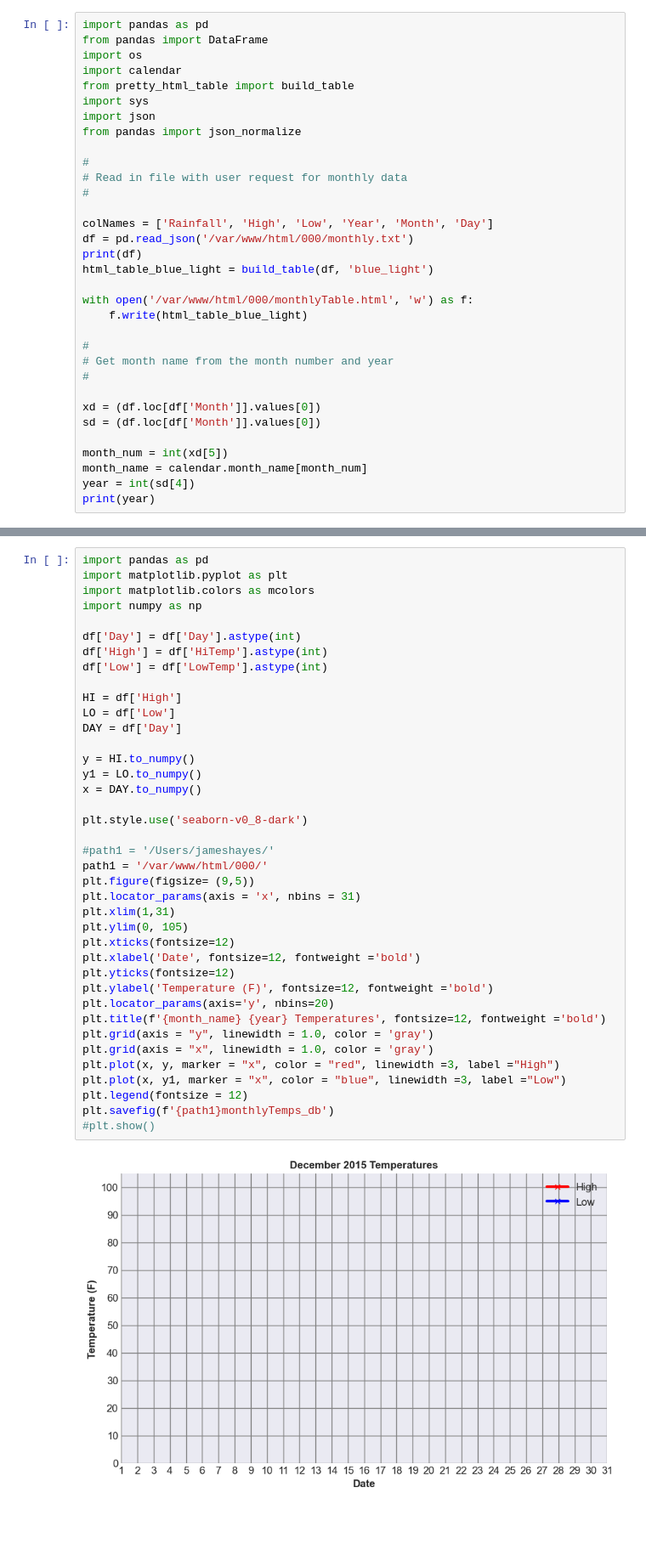
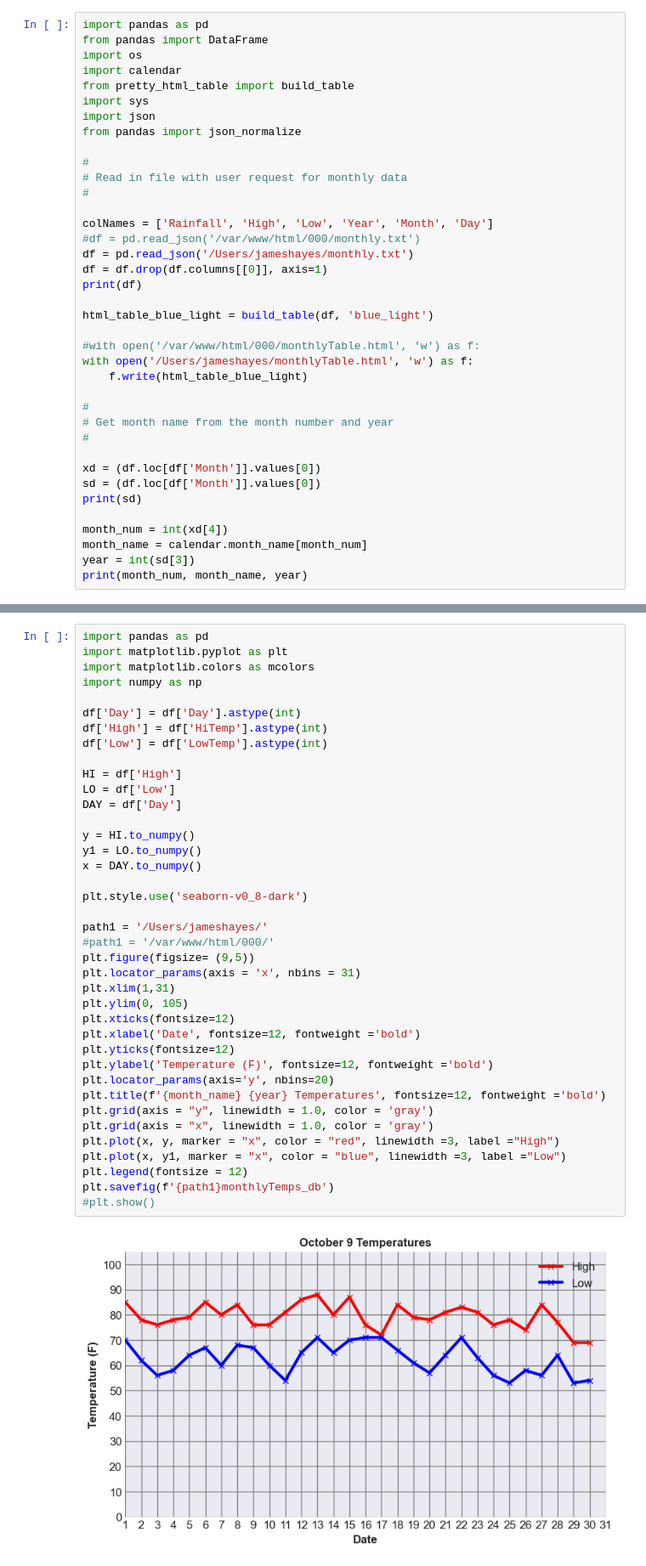
Before and after one commit to jimhnws/jimhnws, a Jupyter notebook: readCSVfromPHP.ipynb, the cells around one changed output, grey strips where cells are left out. Shown at 85% size. Saved outputs shown, nothing was run; the diff lists cells and outputs as text; blank space fills up the shorter version.

```diff
--- a/readCSVfromPHP.ipynb
+++ b/readCSVfromPHP.ipynb
@@ -13,11 +13,15 @@ from pandas import json_normalize
 #
 
 colNames = ['Rainfall', 'High', 'Low', 'Year', 'Month', 'Day']
-df = pd.read_json('/var/www/html/000/monthly.txt')
+#df = pd.read_json('/var/www/html/000/monthly.txt')
+df = pd.read_json('/Users/jameshayes/monthly.txt')
+df = df.drop(df.columns[[0]], axis=1)
 print(df)
+
 html_table_blue_light = build_table(df, 'blue_light')
 
-with open('/var/www/html/000/monthlyTable.html', 'w') as f:
+#with open('/var/www/html/000/monthlyTable.html', 'w') as f:
+with open('/Users/jameshayes/monthlyTable.html', 'w') as f:
     f.write(html_table_blue_light)
 
 #
@@ -26,9 +30,10 @@ with open('/var/www/html/000/monthlyTable.html', 'w') as f:
 
 xd = (df.loc[df['Month']].values[0])
 sd = (df.loc[df['Month']].values[0])
+print(sd)
 
-month_num = int(xd[5])
+month_num = int(xd[4])
 month_name = calendar.month_name[month_num]
-year = int(sd[4])
-print(year)
+year = int(sd[3])
+print(month_num, month_name, year)
 # %% [output]
@@ -44,36 +65,36 @@ df['High'] = df['HiTemp'].astype(int)
 df['Low'] = df['LowTemp'].astype(int)
 
 HI = df['High']
 LO = df['Low']
 DAY = df['Day']
 
 y = HI.to_numpy()
 y1 = LO.to_numpy()
 x = DAY.to_numpy()
 
 plt.style.use('seaborn-v0_8-dark')
 
-#path1 = '/Users/jameshayes/'
-path1 = '/var/www/html/000/'
+path1 = '/Users/jameshayes/'
+#path1 = '/var/www/html/000/'
 plt.figure(figsize= (9,5))
 plt.locator_params(axis = 'x', nbins = 31)
 plt.xlim(1,31)
 plt.ylim(0, 105)
 plt.xticks(fontsize=12)
 plt.xlabel('Date', fontsize=12, fontweight ='bold')
 plt.yticks(fontsize=12)
 plt.ylabel('Temperature (F)', fontsize=12, fontweight ='bold')
 plt.locator_params(axis='y', nbins=20)
 plt.title(f'{month_name} {year} Temperatures', fontsize=12, fontweight ='bold')
 plt.grid(axis = "y", linewidth = 1.0, color = 'gray')
 plt.grid(axis = "x", linewidth = 1.0, color = 'gray')
 plt.plot(x, y, marker = "x", color = "red", linewidth =3, label ="High")
 plt.plot(x, y1, marker = "x", color = "blue", linewidth =3, label ="Low")
 plt.legend(fontsize = 12)
 plt.savefig(f'{path1}monthlyTemps_db')
 #plt.show()
 # %% [output]
-[figure, old version]
+[figure, new version]
 # %%
 import pandas as pd
 import matplotlib.pyplot as plt
```
Also changed, not shown: parts of 2 cells of this notebook, 8 other files.
